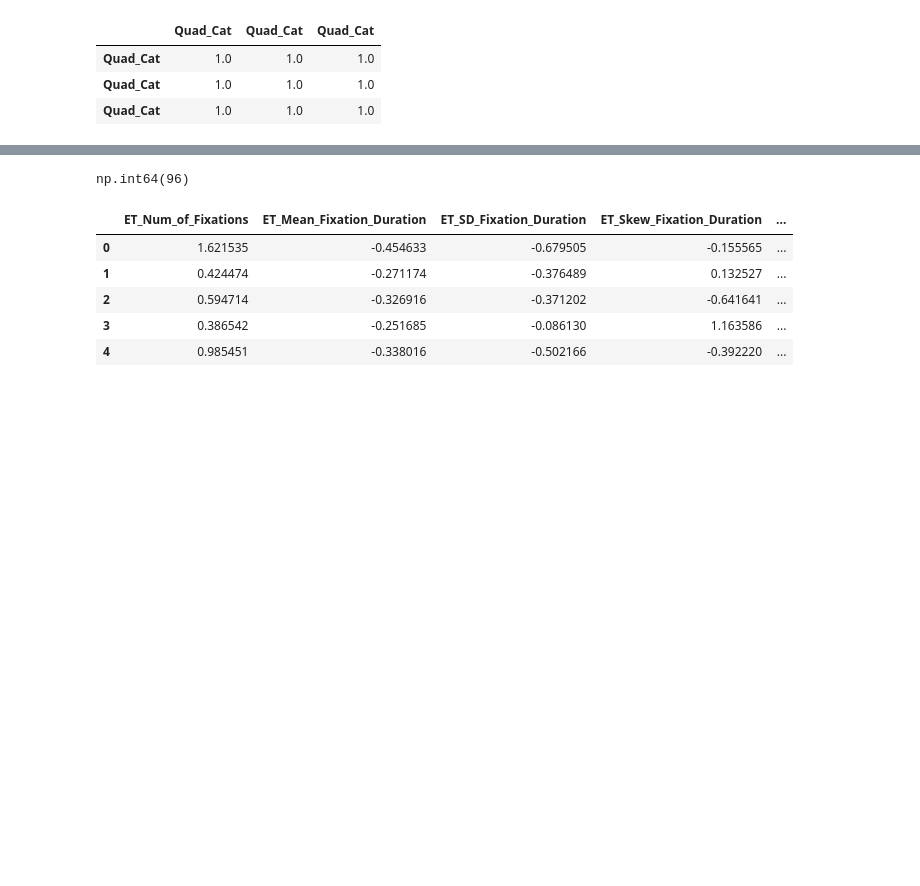
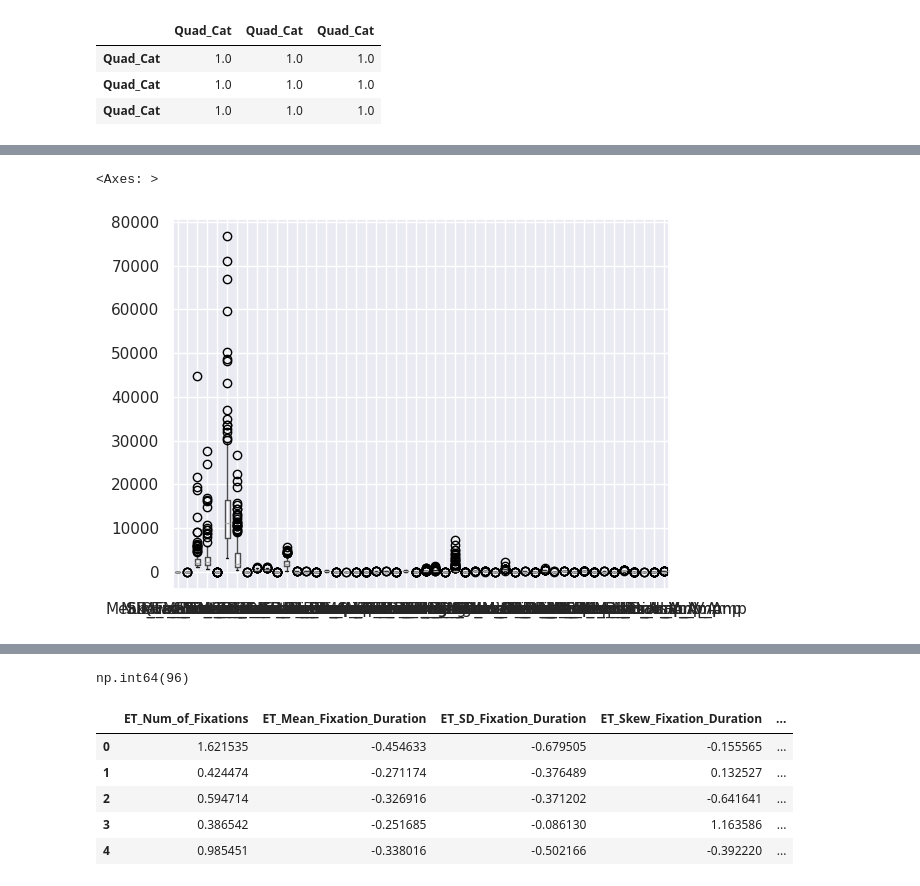
Before and after one commit to BlueJayVRStudio/CSCA5622_project, a Jupyter notebook: SupervisedLearningProject.ipynb, the cells around one changed output, grey strips where cells are left out. Cells and saved outputs as stored; diff of their text form; code cells hidden in the pictures; blank space fills up the shorter version.

```diff
--- a/SupervisedLearningProject.ipynb
+++ b/SupervisedLearningProject.ipynb
@@ -44,0 +76,5 @@ df_labels.corr()
+# %%
+df_ET[df_ET.columns].boxplot()
+# %% [output]
+<Axes: >
+[figure, added]
```
Also changed, not shown: parts of 8 cells of this notebook.
